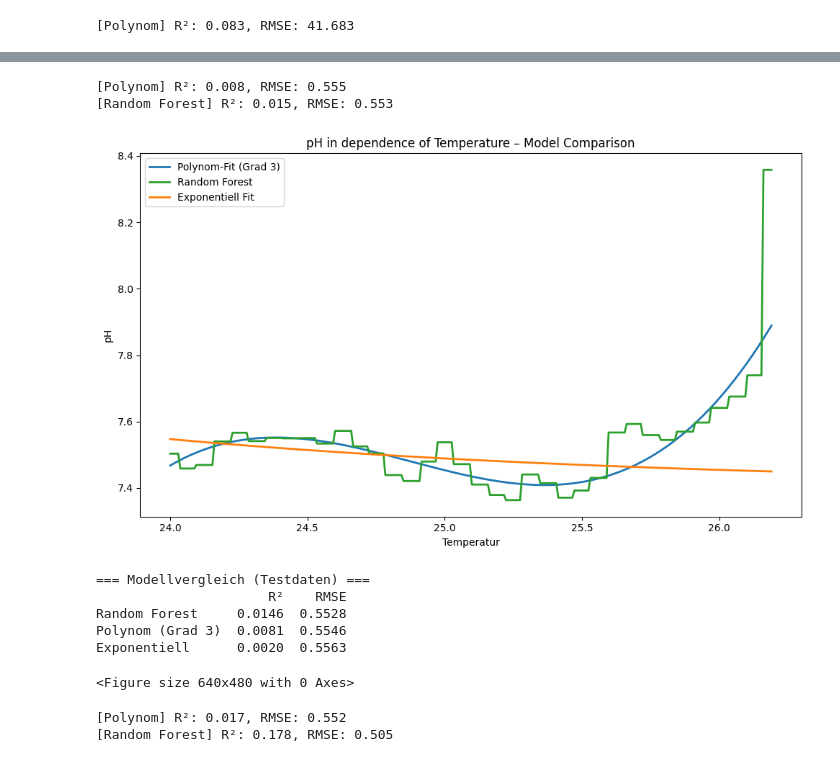
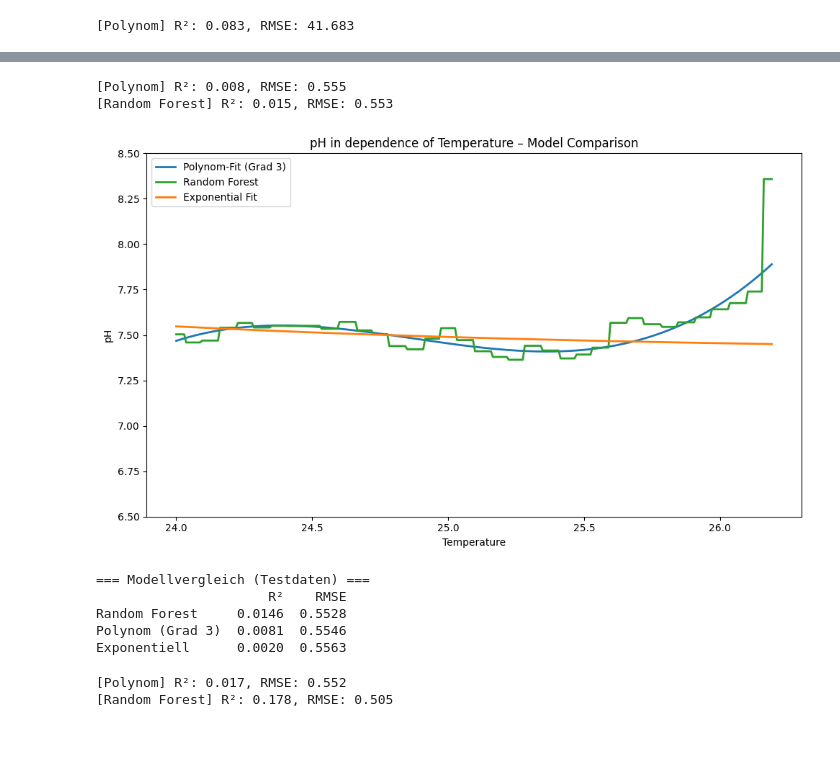
Before and after one commit to jakobpeerkrolla/VRO-Project, a Jupyter notebook: notebooks/05_prediction_models.ipynb, the cells around one changed output, grey strips where cells are left out. Drawn from its saved outputs; the diff is of its cells as text; code cells hidden in the pictures.

```diff
--- a/notebooks/05_prediction_models.ipynb
+++ b/notebooks/05_prediction_models.ipynb
@@ -595,55 +608,56 @@ fig, ax = plt.subplots(figsize=(10, 6))
 ax.plot(T_range, TDS_pred_poly, color="tab:blue", linewidth=2, label=f"Polynom-Fit (Grad {degree})")
 ax.plot(T_range, TDS_pred_rf, color="tab:green", linewidth=2, label="Random Forest")
 if has_exp:
-    ax.plot(T_range, TDS_pred_exp, color="tab:orange", linewidth=2, label="Exponentiell Fit")
-ax.set_xlabel("Temperatur")
+    ax.plot(T_range, TDS_pred_exp, color="tab:orange", linewidth=2, label="Exponential Fit")
+    ax.set_ylim(6.5, 8.5)  # Optional: Set limits for better visualization
+
+ax.set_xlabel("Temperature")
 ax.set_ylabel("pH")
 ax.set_title("pH in dependence of Temperature – Model Comparison")
 ax.legend()
 fig.tight_layout()
-plt.show()
 
 output_fig_path = os.path.join(output_dir_fig, "pH_prediction_models_comparison.png")
 plt.savefig(output_fig_path, dpi=300)
 
+plt.show()
 
 import pandas as pd
 
 # --- Vergleichstabelle der Modelle ---
 results = {
     "Polynom (Grad 3)": {
         "R²": r2_score(y_test, y_pred_poly),
         "RMSE": np.sqrt(mean_squared_error(y_test, y_pred_poly))
     },
     "Random Forest": {
         "R²": r2_score(y_test, y_pred_rf),
         "RMSE": np.sqrt(mean_squared_error(y_test, y_pred_rf))
     }
 }
 
 if has_exp:
     # Test-Vorhersage für exponentiellen Fit berechnen
     y_pred_exp_test = model_func(X_test.flatten(), *params)
     results["Exponentiell"] = {
         "R²": r2_score(y_test, y_pred_exp_test),
         "RMSE": np.sqrt(mean_squared_error(y_test, y_pred_exp_test))
     }
 
 results_df = pd.DataFrame(results).T
 results_df = results_df.sort_values("R²", ascending=False)
 
 print("\n=== Modellvergleich (Testdaten) ===")
 print(results_df.round(4))
 # %% [output]
 [Polynom] R²: 0.008, RMSE: 0.555
 [Random Forest] R²: 0.015, RMSE: 0.553
-[figure, old version]
+[figure, new version]
 === Modellvergleich (Testdaten) ===
                       R²    RMSE
 Random Forest     0.0146  0.5528
 Polynom (Grad 3)  0.0081  0.5546
 Exponentiell      0.0020  0.5563
-<Figure size 640x480 with 0 Axes>
 # %%
 import numpy as np
 import matplotlib.pyplot as plt
```
Also changed, not shown: parts of 1 cell of this notebook, 1 other file.
